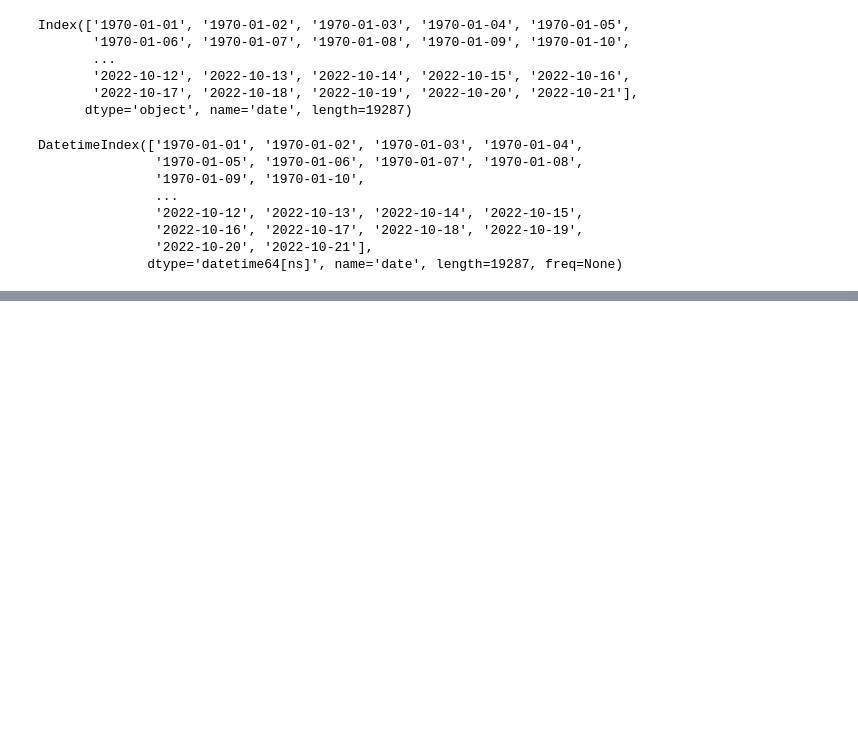
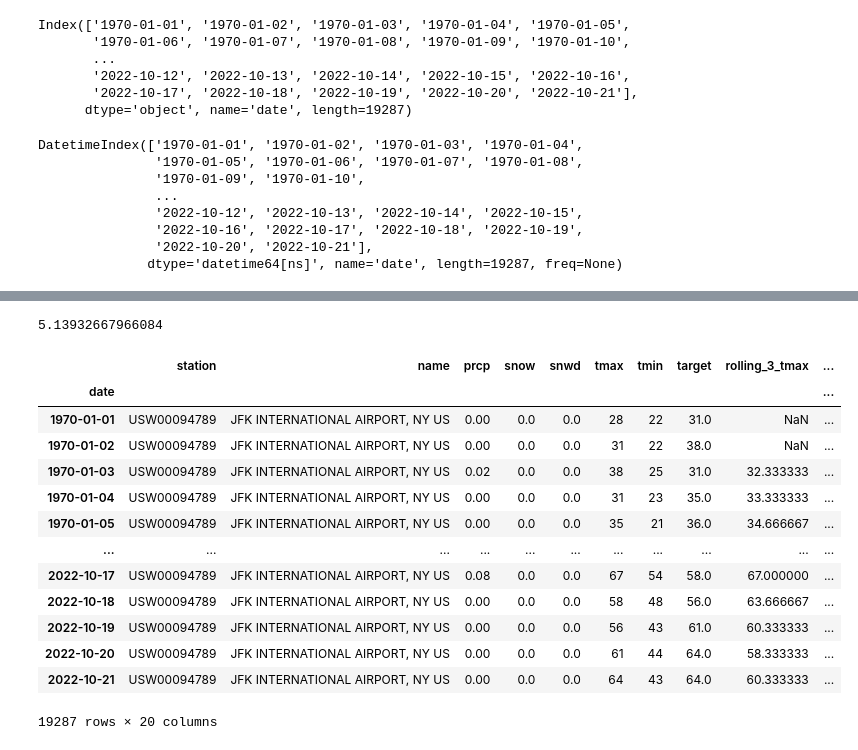
Before and after one commit to himanshuchuri/Weather, a Jupyter notebook: weather_predict_sample.ipynb, the cells around one changed output, grey strips where cells are left out. Cells and saved outputs as stored; diff of their text form; code cells hidden in the pictures; blank space fills up the shorter version.

```diff
--- a/weather_predict_sample.ipynb
+++ b/weather_predict_sample.ipynb
@@ -90,0 +118,2 @@ DatetimeIndex(['1970-01-01', '1970-01-02', '1970-01-03', '1970-01-04',
+# %%
+weather_db['target'] = weather_db.shift(-1)['tmax']
@@ -90,0 +137,2 @@ DatetimeIndex(['1970-01-01', '1970-01-02', '1970-01-03', '1970-01-04',
+# %%
+weather_db = weather_db.ffill()
@@ -90,0 +207,38 @@ DatetimeIndex(['1970-01-01', '1970-01-02', '1970-01-03', '1970-01-04',
+# %%
+mean_absolute_error(predictions['actual'],predictions["prediction"]) # or predictions['diff'].mean() => this means that on an average we were 5 degrees off
+# %% [output]
+5.13932667966084
+# %%
+def pct_diff(old, new):#some days in summer are cold, some in winter are hot, so looking at the average from past few days instead of just todays temp can help understandand if todays temp was really wierd for some reason.
+    return (new-old)/old
+
+def compute_rolling(weather_db,horizon,col):#help us find rolling averages
+    label = f"rolling_{horizon}_{col}"
+
+    weather_db[label] = weather_db[col].rolling(horizon).mean()
+    weather_db[f"{label}_pct"] = pct_diff(weather_db[label],weather_db[col])
+    return weather_db
+
+
+rolling_horizon = [3,14]
+
+for horizon in rolling_horizon:
+    for col in ['tmax','tmin','prcp']:
+        weather_db = compute_rolling(weather_db,horizon,col)
+# %%
+weather_db
+# %% [output]
+|  | station | name | prcp | snow | snwd | tmax | tmin | target | rolling_3_tmax | ... |
+| date |  |  |  |  |  |  |  |  |  | ... |
+| 1970-01-01 | USW00094789 | JFK INTERNATIONAL AIRPORT, NY US | 0.00 | 0.0 | 0.0 | 28 | 22 | 31.0 | NaN | ... |
+| 1970-01-02 | USW00094789 | JFK INTERNATIONAL AIRPORT, NY US | 0.00 | 0.0 | 0.0 | 31 | 22 | 38.0 | NaN | ... |
+| 1970-01-03 | USW00094789 | JFK INTERNATIONAL AIRPORT, NY US | 0.02 | 0.0 | 0.0 | 38 | 25 | 31.0 | 32.333333 | ... |
+| 1970-01-04 | USW00094789 | JFK INTERNATIONAL AIRPORT, NY US | 0.00 | 0.0 | 0.0 | 31 | 23 | 35.0 | 33.333333 | ... |
+| 1970-01-05 | USW00094789 | JFK INTERNATIONAL AIRPORT, NY US | 0.00 | 0.0 | 0.0 | 35 | 21 | 36.0 | 34.666667 | ... |
+| ... | ... | ... | ... | ... | ... | ... | ... | ... | ... | ... |
+| 2022-10-17 | USW00094789 | JFK INTERNATIONAL AIRPORT, NY US | 0.08 | 0.0 | 0.0 | 67 | 54 | 58.0 | 67.000000 | ... |
+| 2022-10-18 | USW00094789 | JFK INTERNATIONAL AIRPORT, NY US | 0.00 | 0.0 | 0.0 | 58 | 48 | 56.0 | 63.666667 | ... |
+| 2022-10-19 | USW00094789 | JFK INTERNATIONAL AIRPORT, NY US | 0.00 | 0.0 | 0.0 | 56 | 43 | 61.0 | 60.333333 | ... |
+| 2022-10-20 | USW00094789 | JFK INTERNATIONAL AIRPORT, NY US | 0.00 | 0.0 | 0.0 | 61 | 44 | 64.0 | 58.333333 | ... |
+| 2022-10-21 | USW00094789 | JFK INTERNATIONAL AIRPORT, NY US | 0.00 | 0.0 | 0.0 | 64 | 43 | 64.0 | 60.333333 | ... |
+19287 rows × 20 columns
```
Also changed, not shown: parts of 22 cells of this notebook.
